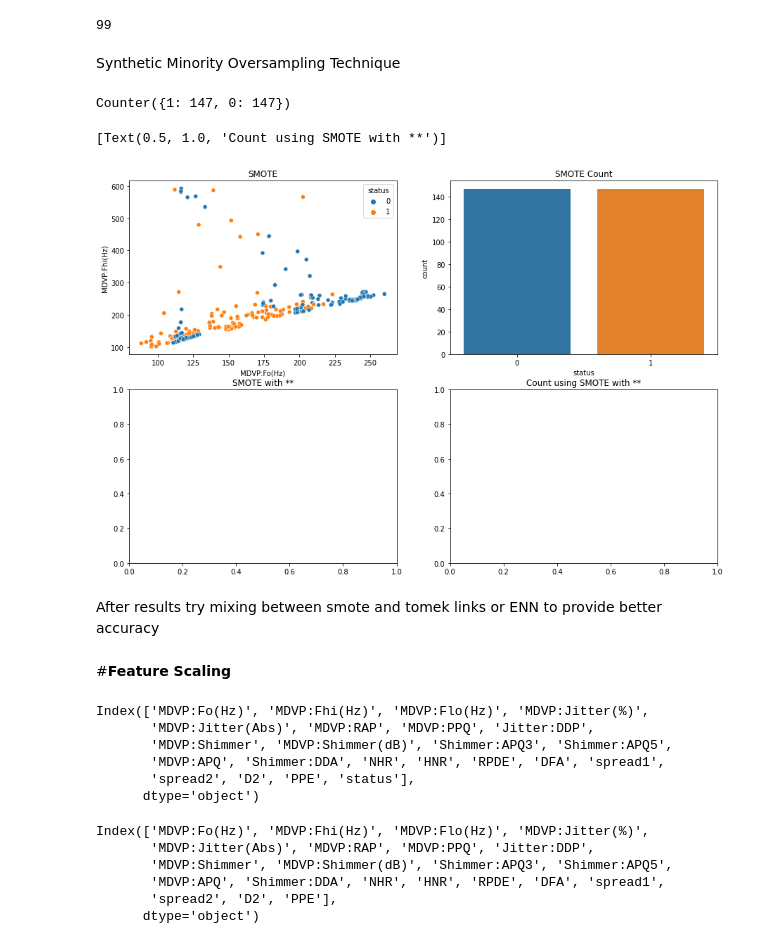
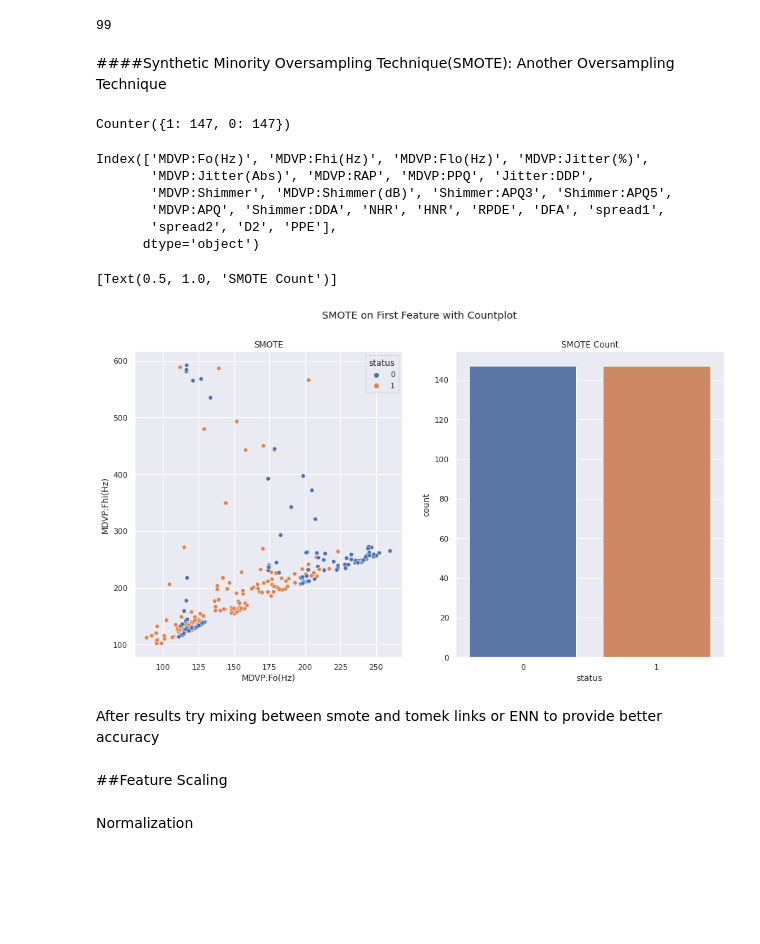
Before and after one commit to Bahaakhalled/Parkinsons-Disease-Classification, a Jupyter notebook: ParkinsonsClassification.ipynb, the cells around one changed output. Drawn from its saved outputs; the diff is of its cells as text; code cells hidden in the pictures; blank space fills up the shorter version.

```diff
--- a/ParkinsonsClassification.ipynb
+++ b/ParkinsonsClassification.ipynb
@@ -223,26 +180,34 @@ park_over.duplicated().sum()
 # %% [output]
 99
 # %% [markdown]
-Synthetic Minority Oversampling Technique
+####Synthetic Minority Oversampling Technique(SMOTE): Another Oversampling Technique
 # %%
 sm = SMOTE(sampling_strategy='minority', random_state=1)
 X_smote, y_smote= sm.fit_resample(X, y)
 print(Counter(y_smote))
 # %% [output]
 Counter({1: 147, 0: 147})
+# %%
+X_smote.columns
+# %% [output]
+Index(['MDVP:Fo(Hz)', 'MDVP:Fhi(Hz)', 'MDVP:Flo(Hz)', 'MDVP:Jitter(%)',
+       'MDVP:Jitter(Abs)', 'MDVP:RAP', 'MDVP:PPQ', 'Jitter:DDP',
+       'MDVP:Shimmer', 'MDVP:Shimmer(dB)', 'Shimmer:APQ3', 'Shimmer:APQ5',
+       'MDVP:APQ', 'Shimmer:DDA', 'NHR', 'HNR', 'RPDE', 'DFA', 'spread1',
+       'spread2', 'D2', 'PPE'],
+      dtype='object')
 # %%
-park_smote=X_smote
+park_smote=X_smote.copy()
 park_smote['status']=y_smote
 # %%
-figure, axis = plt.subplots(2, 2,figsize=(15,10))
-sns.scatterplot(ax=axis[0,0],data=park_smote,x='MDVP:Fo(Hz)',y='MDVP:Fhi(Hz)',hue='status').set(title='SMOTE')
-sns.countplot(ax=axis[0, 1],x="status", data=park_smote).set(title='SMOTE Count')
-axis[1,0].set(title='SMOTE with **')
-axis[1,1].set(title='Count using SMOTE with **')
+fig, (ax1, ax2) = plt.subplots(1,2)
+fig.suptitle('SMOTE on First Feature with Countplot')
+sns.scatterplot(ax=ax1,data=park_smote,x='MDVP:Fo(Hz)',y='MDVP:Fhi(Hz)',hue='status').set(title='SMOTE')
+sns.countplot(ax=ax2,x="status", data=park_smote).set(title='SMOTE Count')
 # %% [output]
-[Text(0.5, 1.0, 'Count using SMOTE with **')]
+[Text(0.5, 1.0, 'SMOTE Count')]
-[figure, old version]
+[figure, new version]
 # %% [markdown]
 After results try mixing between smote and tomek links or ENN to provide better accuracy
 # %% [markdown]
-#**Feature Scaling**
+##Feature Scaling
@@ -255,23 +214,7 @@ def Scale(X):
 # %%
 cols=X_smote.columns
-# %%
-X_smote.columns
-# %% [output]
-Index(['MDVP:Fo(Hz)', 'MDVP:Fhi(Hz)', 'MDVP:Flo(Hz)', 'MDVP:Jitter(%)',
-       'MDVP:Jitter(Abs)', 'MDVP:RAP', 'MDVP:PPQ', 'Jitter:DDP',
-       'MDVP:Shimmer', 'MDVP:Shimmer(dB)', 'Shimmer:APQ3', 'Shimmer:APQ5',
-       'MDVP:APQ', 'Shimmer:DDA', 'NHR', 'HNR', 'RPDE', 'DFA', 'spread1',
-       'spread2', 'D2', 'PPE', 'status'],
-      dtype='object')
-# %%
-X_over.columns
-# %% [output]
-Index(['MDVP:Fo(Hz)', 'MDVP:Fhi(Hz)', 'MDVP:Flo(Hz)', 'MDVP:Jitter(%)',
-       'MDVP:Jitter(Abs)', 'MDVP:RAP', 'MDVP:PPQ', 'Jitter:DDP',
-       'MDVP:Shimmer', 'MDVP:Shimmer(dB)', 'Shimmer:APQ3', 'Shimmer:APQ5',
-       'MDVP:APQ', 'Shimmer:DDA', 'NHR', 'HNR', 'RPDE', 'DFA', 'spread1',
-       'spread2', 'D2', 'PPE'],
-      dtype='object')
+# %% [markdown]
+Normalization
 # %%
 norm_smote=pd.DataFrame(preprocessing.normalize(X_smote),columns=cols)
 norm_over=pd.DataFrame(preprocessing.normalize(X_over),columns=cols)
```
Also changed, not shown: parts of 56 cells of this notebook.
